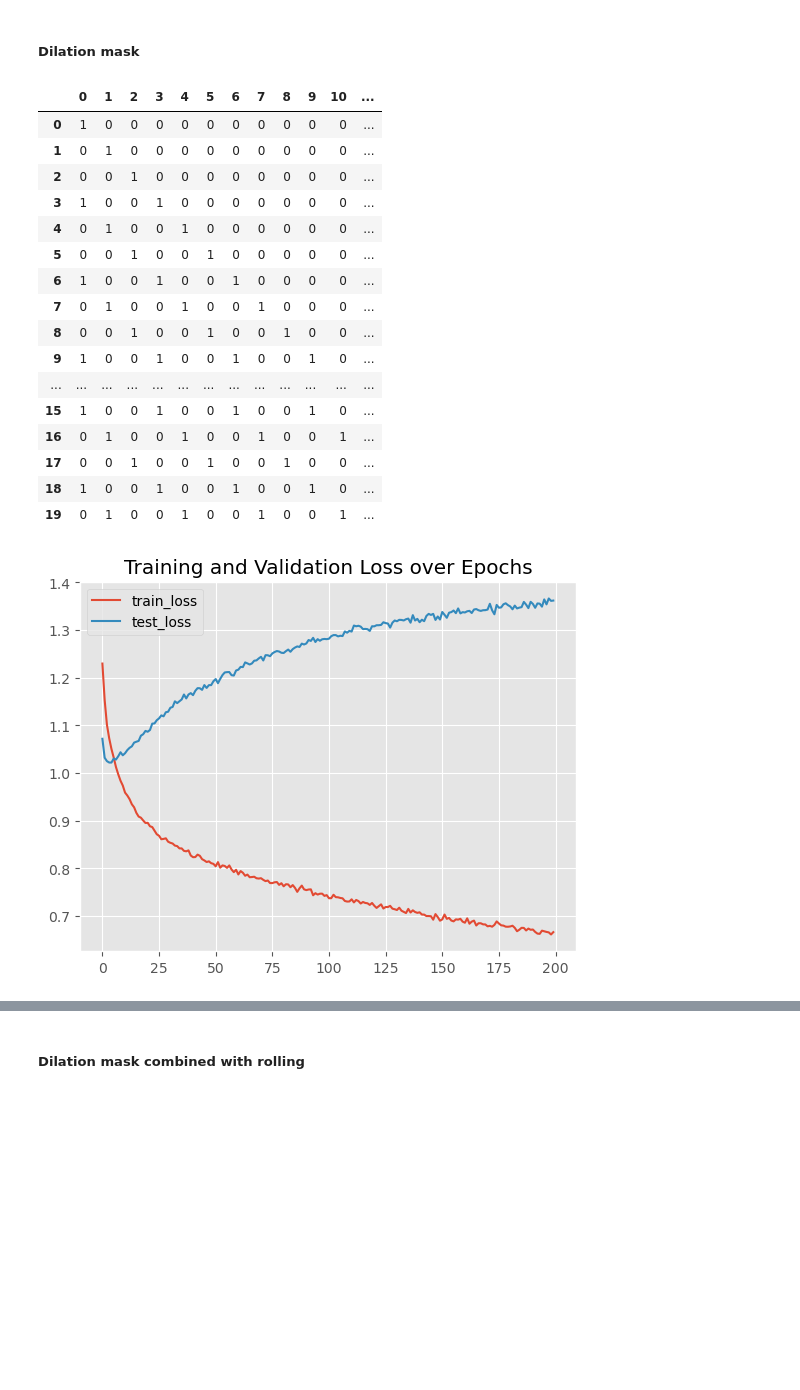
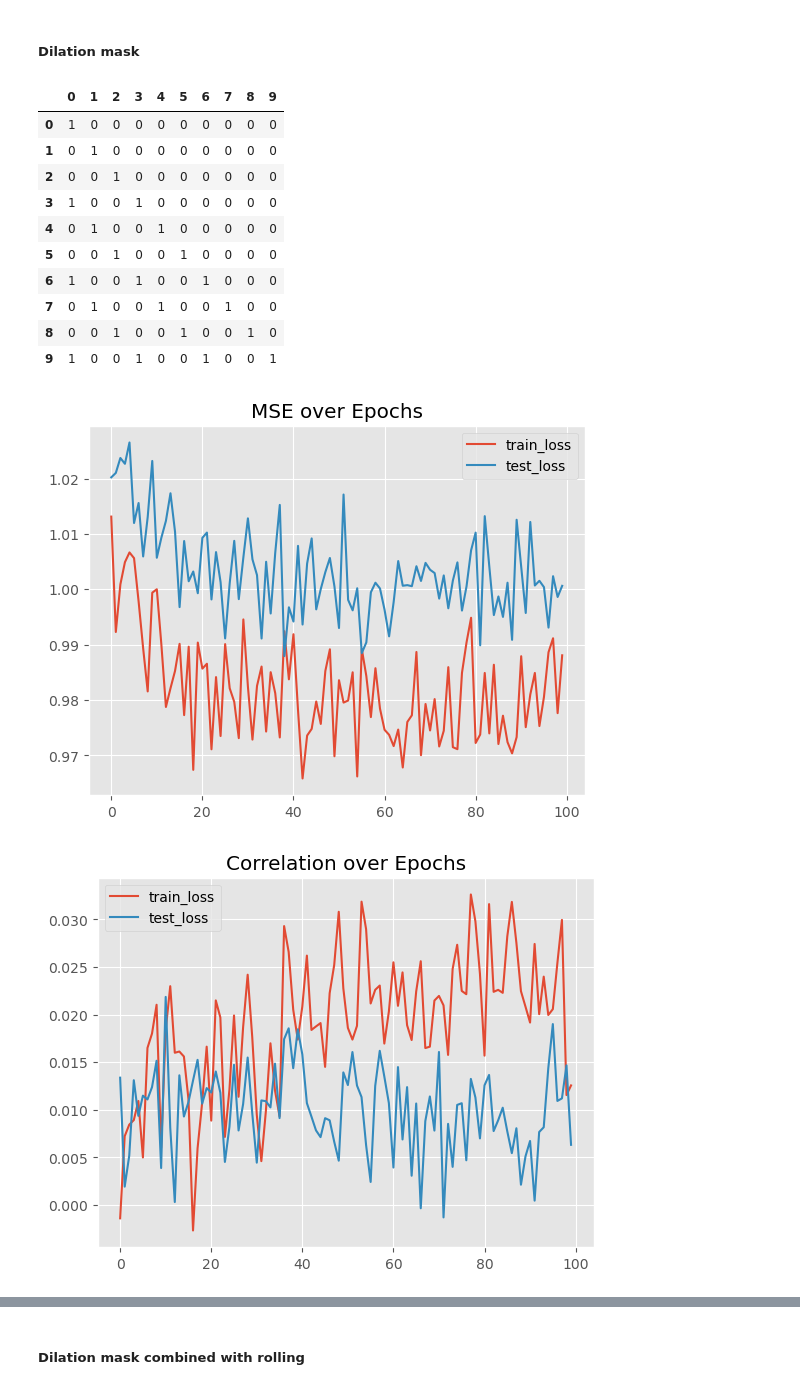
Before and after one commit to cyrilgarcia009/TSNN, a Jupyter notebook: notebooks/generators.ipynb, the cells around one changed output, grey strips where cells are left out. Saved outputs shown, nothing was run; the diff lists cells and outputs as text; code cells hidden in the pictures; blank space fills up the shorter version.

```diff
--- a/notebooks/generators.ipynb
+++ b/notebooks/generators.ipynb
@@ -36,16 +43,16 @@ from dataclasses import dataclass
 @dataclass
 class Config:
     T: int = 3000
-    n_ts: int = 50
+    n_ts: int = 5
     n_f: int = 10
     pct_zero_corr: float = 0.5
-    split_conditional: float = 0.
+    split_conditional: float = 0.0
     split_shift: float = 0.0
-    split_seasonal: float = 0.
+    split_seasonal: float = 0.0
     split_cs: float = 0.0
     split_cs_shift: float = 1.0
-    low_corr: float = 0.1
-    high_corr: float = 0.2
+    low_corr: float = 0.05
+    high_corr: float = 0.1
 # %%
 z = generators.Generator(Config.T, Config.n_ts, Config.n_f)
 # %%
@@ -397,6 +424,6 @@ comp.correl(z, mode='test')
 # %%
 class TransformerEncoderModel(nn.Module):
-    def __init__(self, n_ts, n_f, n_rolling, d_model=128, nhead=8, num_layers=2, dropout=0.8):
+    def __init__(self, n_ts, n_f, n_rolling, d_model=128, nhead=8, num_layers=2, dropout=0.5):
         super().__init__()
         self.input_dim = n_ts * n_f
         self.d_model = d_model
@@ -956,7 +548,7 @@ from torch.nn.attention.flex_attention import BlockMask, _mask_mod_signature, an
 
 
 class TransformerEncoderModel(nn.Module):
-    def __init__(self, n_ts, n_f, n_rolling, mask, d_model=128, nhead=8, num_layers=2, dropout=0.8):
+    def __init__(self, n_ts, n_f, n_rolling, mask, mask_=None, d_model=128, nhead=8, num_layers=2, dropout=0.5):
         super().__init__()
         self.mask = mask
         self.input_dim = n_ts * n_f
@@ -969,19 +561,31 @@ class TransformerEncoderModel(nn.Module):
         self.pos_embedding = nn.Parameter(torch.randn(1, n_rolling, d_model))
 
         # Transformer encoder
-        encoder_layer = TransformerEncoderLayer(
+        encoder_layer = transformers.TransformerEncoderLayer(
             d_model=d_model,
             nhead=nhead,
             dim_feedforward = 4 * d_model,
-            dropout=dropout
+            dropout=dropout,
         )
-        self.encoder = TransformerEncoder(encoder_layer, num_layers=num_layers)
+        self.encoder = transformers.TransformerEncoder(encoder_layer, num_layers=num_layers)
 
         # prediction
         self.decoder = nn.Sequential(
             nn.LayerNorm(d_model),
             nn.Linear(d_model, n_ts)
         )
+
+        self.decoder = nn.Sequential(
+            # nn.LayerNorm(d_model),
+            # nn.Linear(d_model, d_model),
+            # nn.ReLU(),
+            # nn.Dropout(0.2),
+            nn.Linear(d_model, n_ts),
+            nn.ReLU(),
+            nn.Dropout(0.2),
+            nn.Linear(n_ts, n_ts)
+        )
+
 
     def forward(self, x, mask=None):
         # x: (batch, n_rolling, n_ts, n_f)
@@ -1115,37 +716,32 @@ def generate_dilated(dilation: int) -> _mask_mod_signature:
     return dilated_sliding_window_mask
 
 mask_fn = generate_dilated(3)
-plot_mask(mask_fn, seq_len=20)
+plot_mask(mask_fn, seq_len=10)
 # %% [output]
-|  | 0 | 1 | 2 | 3 | 4 | 5 | 6 | 7 | 8 | 9 | 10 | ... |
-| 0 | 1 | 0 | 0 | 0 | 0 | 0 | 0 | 0 | 0 | 0 | 0 | ... |
-| 1 | 0 | 1 | 0 | 0 | 0 | 0 | 0 | 0 | 0 | 0 | 0 | ... |
-| 2 | 0 | 0 | 1 | 0 | 0 | 0 | 0 | 0 | 0 | 0 | 0 | ... |
-| 3 | 1 | 0 | 0 | 1 | 0 | 0 | 0 | 0 | 0 | 0 | 0 | ... |
-| 4 | 0 | 1 | 0 | 0 | 1 | 0 | 0 | 0 | 0 | 0 | 0 | ... |
-| 5 | 0 | 0 | 1 | 0 | 0 | 1 | 0 | 0 | 0 | 0 | 0 | ... |
-| 6 | 1 | 0 | 0 | 1 | 0 | 0 | 1 | 0 | 0 | 0 | 0 | ... |
-| 7 | 0 | 1 | 0 | 0 | 1 | 0 | 0 | 1 | 0 | 0 | 0 | ... |
-| 8 | 0 | 0 | 1 | 0 | 0 | 1 | 0 | 0 | 1 | 0 | 0 | ... |
-| 9 | 1 | 0 | 0 | 1 | 0 | 0 | 1 | 0 | 0 | 1 | 0 | ... |
-| ... | ... | ... | ... | ... | ... | ... | ... | ... | ... | ... | ... | ... |
-| 15 | 1 | 0 | 0 | 1 | 0 | 0 | 1 | 0 | 0 | 1 | 0 | ... |
-| 16 | 0 | 1 | 0 | 0 | 1 | 0 | 0 | 1 | 0 | 0 | 1 | ... |
-| 17 | 0 | 0 | 1 | 0 | 0 | 1 | 0 | 0 | 1 | 0 | 0 | ... |
-| 18 | 1 | 0 | 0 | 1 | 0 | 0 | 1 | 0 | 0 | 1 | 0 | ... |
-| 19 | 0 | 1 | 0 | 0 | 1 | 0 | 0 | 1 | 0 | 0 | 1 | ... |
+|  | 0 | 1 | 2 | 3 | 4 | 5 | 6 | 7 | 8 | 9 |
+| 0 | 1 | 0 | 0 | 0 | 0 | 0 | 0 | 0 | 0 | 0 |
+| 1 | 0 | 1 | 0 | 0 | 0 | 0 | 0 | 0 | 0 | 0 |
+| 2 | 0 | 0 | 1 | 0 | 0 | 0 | 0 | 0 | 0 | 0 |
+| 3 | 1 | 0 | 0 | 1 | 0 | 0 | 0 | 0 | 0 | 0 |
+| 4 | 0 | 1 | 0 | 0 | 1 | 0 | 0 | 0 | 0 | 0 |
+| 5 | 0 | 0 | 1 | 0 | 0 | 1 | 0 | 0 | 0 | 0 |
+| 6 | 1 | 0 | 0 | 1 | 0 | 0 | 1 | 0 | 0 | 0 |
+| 7 | 0 | 1 | 0 | 0 | 1 | 0 | 0 | 1 | 0 | 0 |
+| 8 | 0 | 0 | 1 | 0 | 0 | 1 | 0 | 0 | 1 | 0 |
+| 9 | 1 | 0 | 0 | 1 | 0 | 0 | 1 | 0 | 0 | 1 |
 # %%
 mask = generate_dilated(dilation=3)
 mask = build_attention_mask(mask, 10, device=device)
 m = TransformerEncoderModel(Config.n_ts, Config.n_f, 10, mask=mask).to(device)
-optimizer = torch.optim.Adam(m.parameters(), lr=0.001)
+optimizer = torch.optim.AdamW(m.parameters(), lr=0.001)
 
 
 model_torch = torch_benchmarks.TorchWrapper(m, optimizer=optimizer)
 # %%
-model_torch.fit(z.train, test=z.test, epochs=200)
+model_torch.fit(z.train, test=z.test, epochs=100)
 # %% [output]
-[figure, old version]
+[figure, new version]
+[figure, added]
 # %%
 comp = benchmark_comparison.Comparator(models=[lasso, lr, model_lstm, model_torch], model_names=['lasso', 'lr', 'lstm', 'transformer'])
 # %%
```
Also changed, not shown: parts of 71 cells of this notebook, 2 other files.
